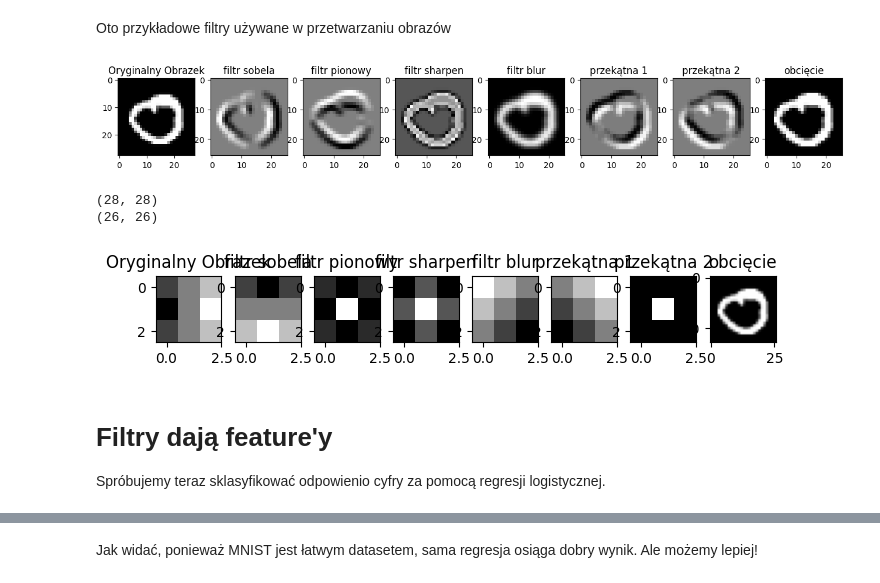
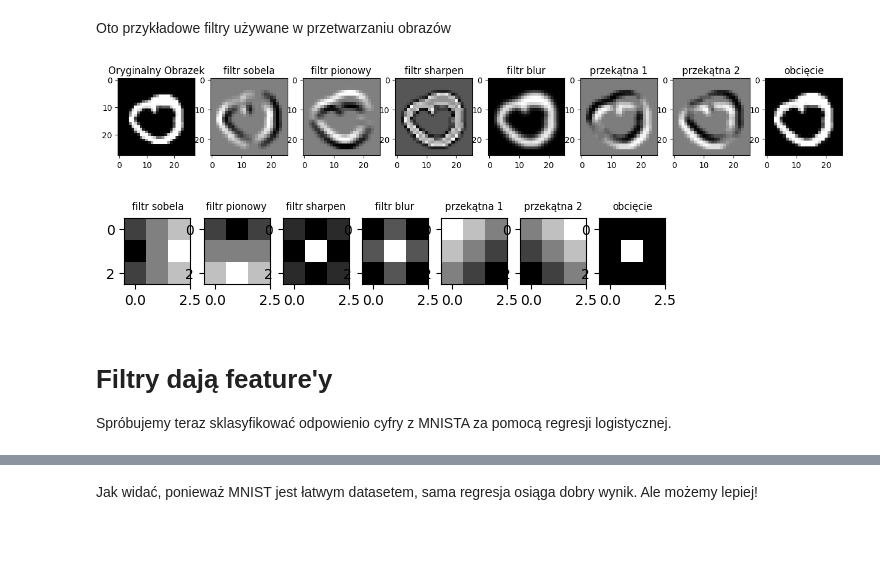
Before and after one commit to marekpiotradamczyk/deeplearninglaboratory, a Jupyter notebook: od_zera_do_wariacyjnego_autoenkodera/konwolucje/konwolucje.ipynb, the cells around one changed output, grey strips where cells are left out. Cells and saved outputs as stored; diff of their text form; code cells hidden in the pictures; blank space fills up the shorter version.

```diff
--- a/od_zera_do_wariacyjnego_autoenkodera/konwolucje/konwolucje.ipynb
+++ b/od_zera_do_wariacyjnego_autoenkodera/konwolucje/konwolucje.ipynb
@@ -115,7 +114,7 @@ OnlyCrop=np.array([
 # %%
 filters=[verical_edge,horizontal_edge,sharpening,diagonal_edge1,diagonal_edge2,OnlyCrop]
 
-# konwolucje obrazka z naszymi filtrami
+# Konwolucje obrazka z naszymi filtrami
 edges_detected = convolve(examples[0], verical_edge)
 vedges_detected = convolve(examples[0], horizontal_edge)
 sharpened_img= convolve(examples[0], sharpening)
@@ -124,7 +123,7 @@ d1edges=convolve(examples[0],diagonal_edge1)
 d2edges=convolve(examples[0],diagonal_edge2)
 cut=convolve(examples[0],OnlyCrop)
 
-#wyświetlamy obrazki
+# Wyświetlamy obrazki
 plt.figure(figsize=(16, 2))
 plt.subplot(1, 8, 1)
 plt.imshow(examples[0], cmap='gray')
@@ -144,46 +143,39 @@ plt.title('filtr blur')
 plt.subplot(1, 8, 6)
 plt.imshow(d1edges, cmap='gray')
 plt.title('przekątna 1')
 plt.subplot(1, 8, 7)
 plt.imshow(d2edges, cmap='gray')
 plt.title('przekątna 2')
 plt.subplot(1, 8, 8)
 plt.imshow(cut, cmap='gray')
 plt.title('obcięcie')
 plt.show()
-print(examples[0].shape)
-print(cut.shape)
 
 
-#wyświetlamy filtry
+# Wyświetlamy filtry
 plt.figure(figsize=(8, 1))
 plt.subplot(1, 8, 1)
 plt.imshow(verical_edge, cmap='gray')
-plt.title('Oryginalny Obrazek')
+plt.title('filtr sobela', fontsize = 7)
 plt.subplot(1, 8, 2)
 plt.imshow(horizontal_edge, cmap='gray')
-plt.title('filtr sobela')
+plt.title('filtr pionowy', fontsize = 7)
 plt.subplot(1, 8, 3)
 plt.imshow(sharpening, cmap='gray')
-plt.title('filtr pionowy')
+plt.title('filtr sharpen', fontsize = 7)
 plt.subplot(1, 8, 4)
 plt.imshow(gaussian_blur, cmap='gray')
-plt.title('filtr sharpen')
+plt.title('filtr blur', fontsize = 7)
 plt.subplot(1, 8, 5)
 plt.imshow(diagonal_edge1, cmap='gray')
-plt.title('filtr blur')
+plt.title('przekątna 1', fontsize = 7)
 plt.subplot(1, 8, 6)
 plt.imshow(diagonal_edge2, cmap='gray')
-plt.title('przekątna 1')
+plt.title('przekątna 2', fontsize = 7)
 plt.subplot(1, 8, 7)
 plt.imshow(OnlyCrop, cmap='gray')
-plt.title('przekątna 2')
-plt.subplot(1, 8, 8)
-plt.imshow(cut, cmap='gray')
-plt.title('obcięcie')
+plt.title('obcięcie', fontsize = 7)
 plt.show()
 # %% [output]
 [figure]
-(28, 28)
-(26, 26)
-[figure, old version]
+[figure, new version]
@@ -192,6 +182,6 @@ plt.show()
 # %% [markdown]
 # Filtry dają feature'y
-Spróbujemy teraz sklasyfikować odpowienio cyfry za pomocą regresji logistycznej.
+Spróbujemy teraz sklasyfikować odpowienio cyfry z MNISTA za pomocą regresji logistycznej.
 # %%
 from sklearn.linear_model import LogisticRegression
 
```
Also changed, not shown: parts of 33 cells of this notebook.
